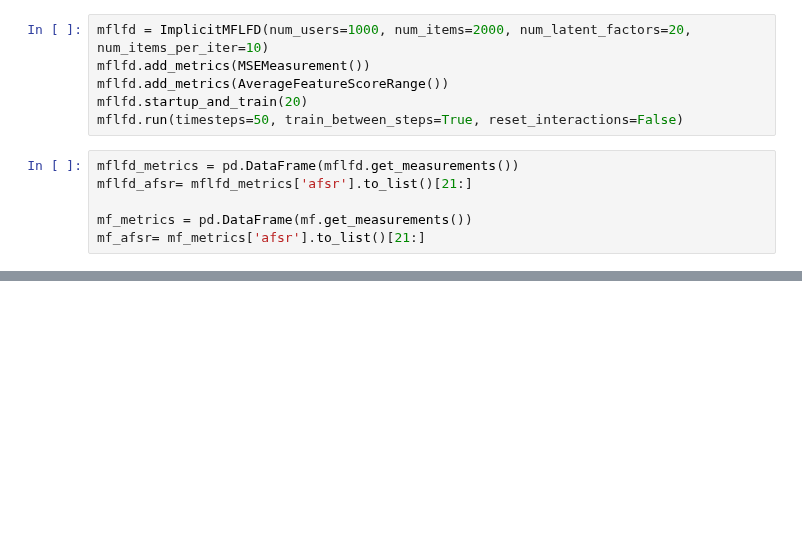
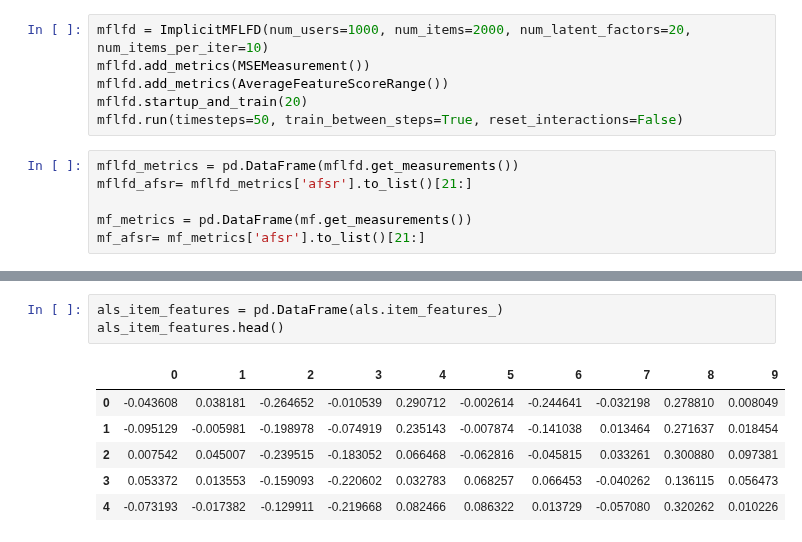
Before and after one commit to elucherini/t-recs, a Jupyter notebook: examples/MFLFDTesting.ipynb, the cells around one changed output, grey strips where cells are left out. Cells and saved outputs as stored; diff of their text form; blank space fills up the shorter version.

```diff
--- a/examples/MFLFDTesting.ipynb
+++ b/examples/MFLFDTesting.ipynb
@@ -84,0 +99,10 @@ plt.show()
+# %%
+als_item_features = pd.DataFrame(als.item_features_)
+als_item_features.head()
+# %% [output]
+|  | 0 | 1 | 2 | 3 | 4 | 5 | 6 | 7 | 8 | 9 |
+| 0 | -0.043608 | 0.038181 | -0.264652 | -0.010539 | 0.290712 | -0.002614 | -0.244641 | -0.032198 | 0.278810 | 0.008049 |
+| 1 | -0.095129 | -0.005981 | -0.198978 | -0.074919 | 0.235143 | -0.007874 | -0.141038 | 0.013464 | 0.271637 | 0.018454 |
+| 2 | 0.007542 | 0.045007 | -0.239515 | -0.183052 | 0.066468 | -0.062816 | -0.045815 | 0.033261 | 0.300880 | 0.097381 |
+| 3 | 0.053372 | 0.013553 | -0.159093 | -0.220602 | 0.032783 | 0.068257 | 0.066453 | -0.040262 | 0.136115 | 0.056473 |
+| 4 | -0.073193 | -0.017382 | -0.129911 | -0.219668 | 0.082466 | 0.086322 | 0.013729 | -0.057080 | 0.320262 | 0.010226 |
```
Also changed, not shown: parts of 5 cells of this notebook.
